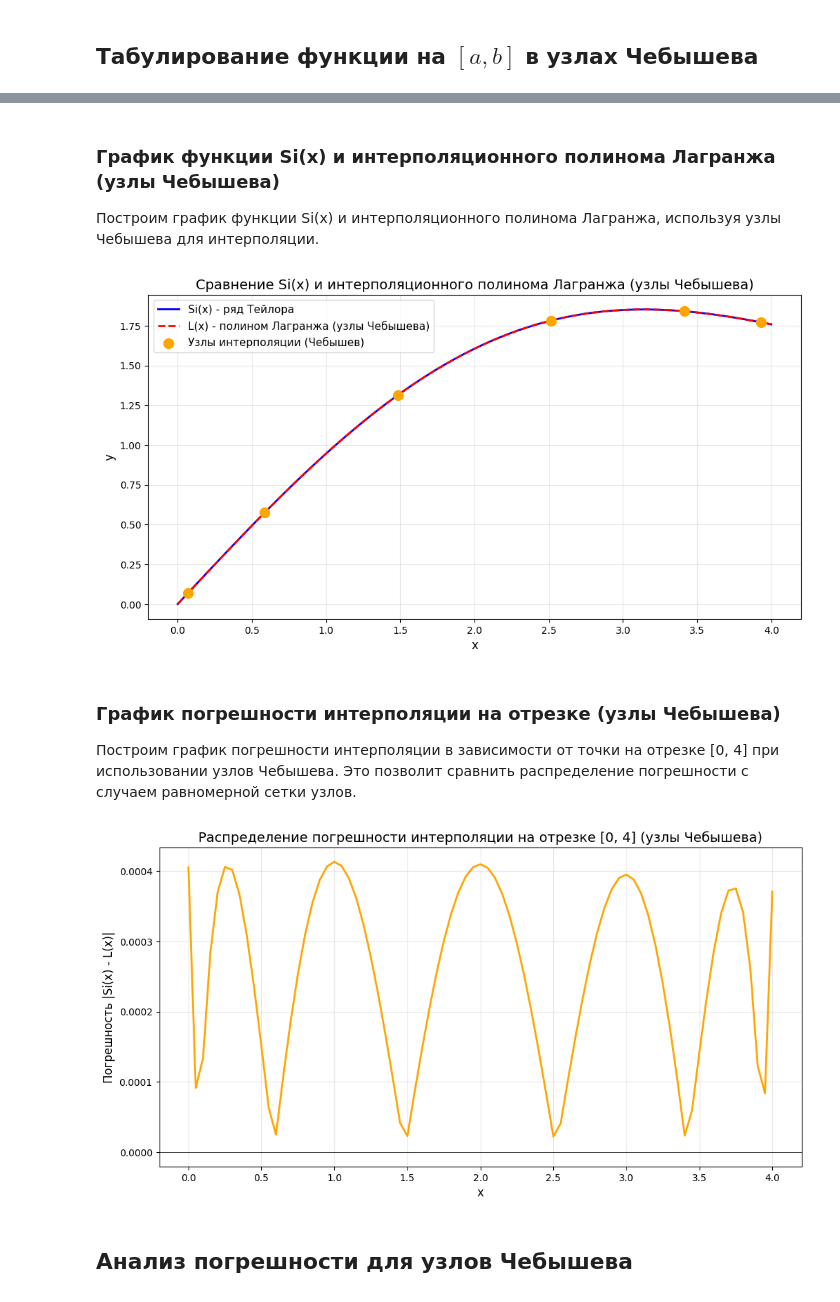
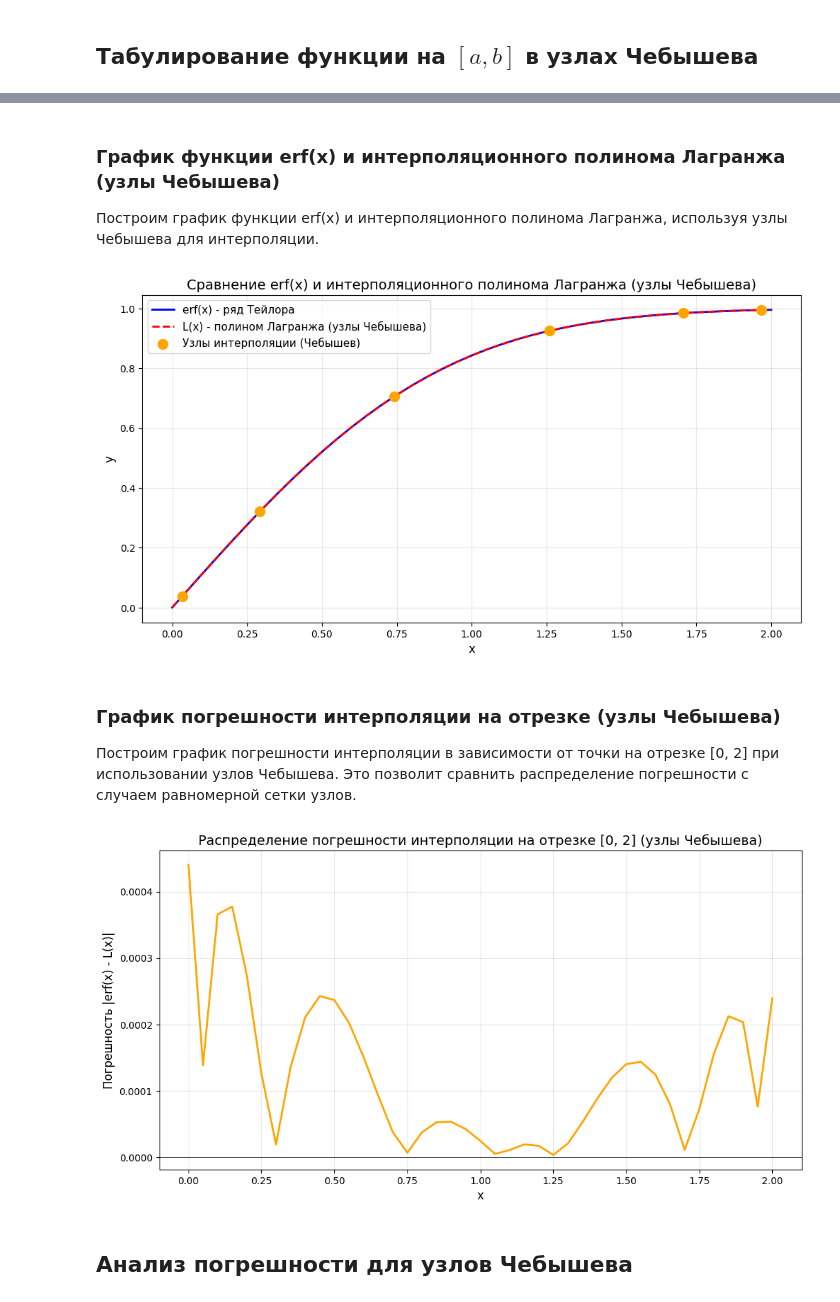
Before and after one commit to d-code000/NumericalMethods, a Jupyter notebook: interpolation_polynomial.ipynb, the cells around one changed output, grey strips where cells are left out. Saved outputs shown, nothing was run; the diff lists cells and outputs as text; code cells hidden in the pictures.

```diff
--- a/interpolation_polynomial.ipynb
+++ b/interpolation_polynomial.ipynb
@@ -93,6 +90,8 @@ def ratio_series(x: float, n: int) -> float:
 # %% [markdown]
 Вычисление суммы ряда реализуется следующей функцией с использованием функции отношения `ratio_series`:
 # %%
+import math
+
 def series(x: float, eps: float = 10 ** -6) -> float:
     """
     S_n(x) - реализация с использованием заранее вычисленного отношения последующего члена
@@ -100,8 +99,9 @@ def series(x: float, eps: float = 10 ** -6) -> float:
     :param eps: точность
     """
     n = 0
-    series_member_old = x # Рассчитанное значение для n = 0
-    sum_series = x
+    # Для erf(x) первый член (n=0): 2/sqrt(pi) * x
+    series_member_old = 2 / math.sqrt(math.pi) * x
+    sum_series = series_member_old
     while True:
         n += 1
         series_member_new = series_member_old * ratio_series(x, n - 1)
@@ -113,7 +113,7 @@ def series(x: float, eps: float = 10 ** -6) -> float:
 ## Табулирование функции на $[a, b]$ с шагом $h$
 Функция табулирования значений на заданном отрезке $[a, b]$ с шагом $h$ реализуется следующим образом:
 # %%
-def get_tab_x(a: float = 0, b: float = 4, n: int = 5)-> list[float]:
+def get_tab_x(a: float = 0, b: float = 2, n: int = 5)-> list[float]:
     """
     :param a: начальная точка отрезка a < b
     :param b: конечная точка отрезка b > a
@@ -281,7 +281,7 @@ plt.show()
 ## Табулирование функции на $[a, b]$ в узлах Чебышева
 # %%
 import math
-def get_tab_x_cheb(a: int = 0, b: int = 4, n: int = 5) -> list[float]:
+def get_tab_x_cheb(a: int = 0, b: int = 2, n: int = 5) -> list[float]:
     tab_x = []
     for i in range(n + 1):
         x_i = (a + b) / 2 + (b - a) / 2 * math.cos(math.pi * (2*i + 1) / (2*n + 2))
@@ -324,43 +324,43 @@ pandas.DataFrame(result_table_cheb)
 # %% [markdown]
-### График функции Si(x) и интерполяционного полинома Лагранжа (узлы Чебышева)
+### График функции erf(x) и интерполяционного полинома Лагранжа (узлы Чебышева)
 
-Построим график функции Si(x) и интерполяционного полинома Лагранжа, используя узлы Чебышева для интерполяции.
+Построим график функции erf(x) и интерполяционного полинома Лагранжа, используя узлы Чебышева для интерполяции.
 # %%
-# Построение графика функции Si(x) и интерполяционного полинома с узлами Чебышева
-x_plot_cheb = [i * 0.05 for i in range(0, 81)]  # Точки для построения графика от 0 до 4 с шагом 0.05
+# Построение графика функции erf(x) и интерполяционного полинома с узлами Чебышева
+x_plot_cheb = [i * 0.05 for i in range(0, 41)]  # Точки для построения графика от 0 до 2 с шагом 0.05
 y_series_cheb = [series(x) for x in x_plot_cheb]
 y_lagrange_cheb = [lagrange_polynomial(x, tabulate_series_cheb) for x in x_plot_cheb]
 
 plt.figure(figsize=(12, 6))
-plt.plot(x_plot_cheb, y_series_cheb, label='Si(x) - ряд Тейлора', linewidth=2, color='blue')
+plt.plot(x_plot_cheb, y_series_cheb, label='erf(x) - ряд Тейлора', linewidth=2, color='blue')
 plt.plot(x_plot_cheb, y_lagrange_cheb, label='L(x) - полином Лагранжа (узлы Чебышева)', linewidth=2, linestyle='--', color='red')
 plt.scatter(x_values_cheb, y_values_cheb, color='orange', s=100, zorder=5, label='Узлы интерполяции (Чебышев)')
 plt.xlabel('x', fontsize=12)
 plt.ylabel('y', fontsize=12)
-plt.title('Сравнение Si(x) и интерполяционного полинома Лагранжа (узлы Чебышева)', fontsize=14)
+plt.title('Сравнение erf(x) и интерполяционного полинома Лагранжа (узлы Чебышева)', fontsize=14)
 plt.legend(fontsize=11)
 plt.grid(True, alpha=0.3)
 plt.show()
 # %% [output]
-[figure, old version]
+[figure, new version]
 # %% [markdown]
 ### График погрешности интерполяции на отрезке (узлы Чебышева)
 
-Построим график погрешности интерполяции в зависимости от точки на отрезке [0, 4] при использовании узлов Чебышева. Это позволит сравнить распределение погрешности с случаем равномерной сетки узлов.
+Построим график погрешности интерполяции в зависимости от точки на отрезке [0, 2] при использовании узлов Чебышева. Это позволит сравнить распределение погрешности с случаем равномерной сетки узлов.
 # %%
 # Построение графика погрешности на отрезке с узлами Чебышева
 error_plot_cheb = [abs(series(x) - lagrange_polynomial(x, tabulate_series_cheb)) for x in x_plot_cheb]
 
 plt.figure(figsize=(12, 6))
 plt.plot(x_plot_cheb, error_plot_cheb, linewidth=2, color='orange')
 plt.xlabel('x', fontsize=12)
-plt.ylabel('Погрешность |Si(x) - L(x)|', fontsize=12)
-plt.title('Распределение погрешности интерполяции на отрезке [0, 4] (узлы Чебышева)', fontsize=14)
+plt.ylabel('Погрешность |erf(x) - L(x)|', fontsize=12)
+plt.title('Распределение погрешности интерполяции на отрезке [0, 2] (узлы Чебышева)', fontsize=14)
 plt.grid(True, alpha=0.3)
 plt.axhline(y=0, color='black', linewidth=0.5)
 plt.show()
 # %% [output]
-[figure, old version]
+[figure, new version]
 # %% [markdown]
 ## Анализ погрешности для узлов Чебышева
 # %%
```
Also changed, not shown: parts of 16 cells of this notebook.
